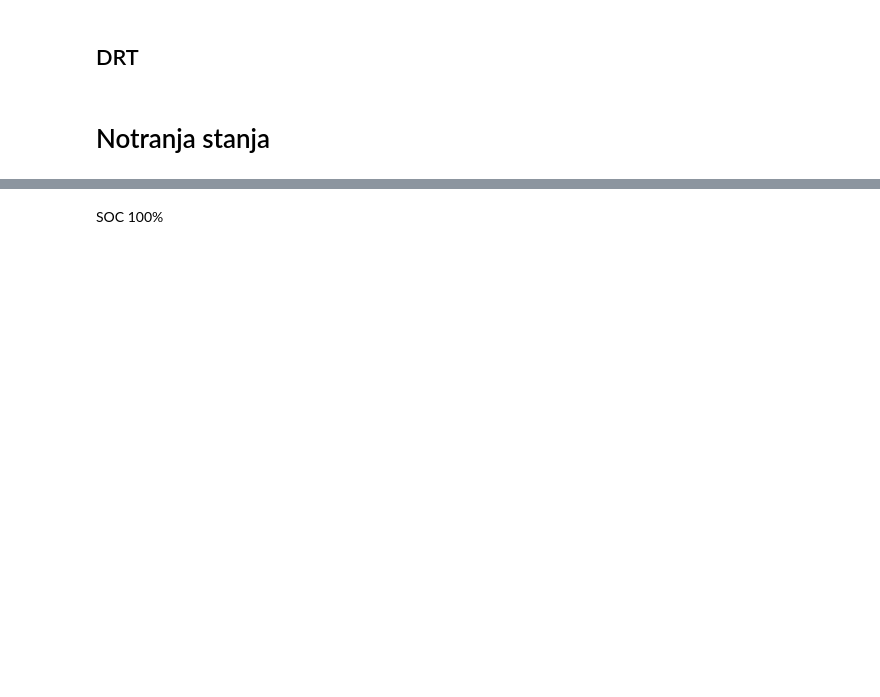
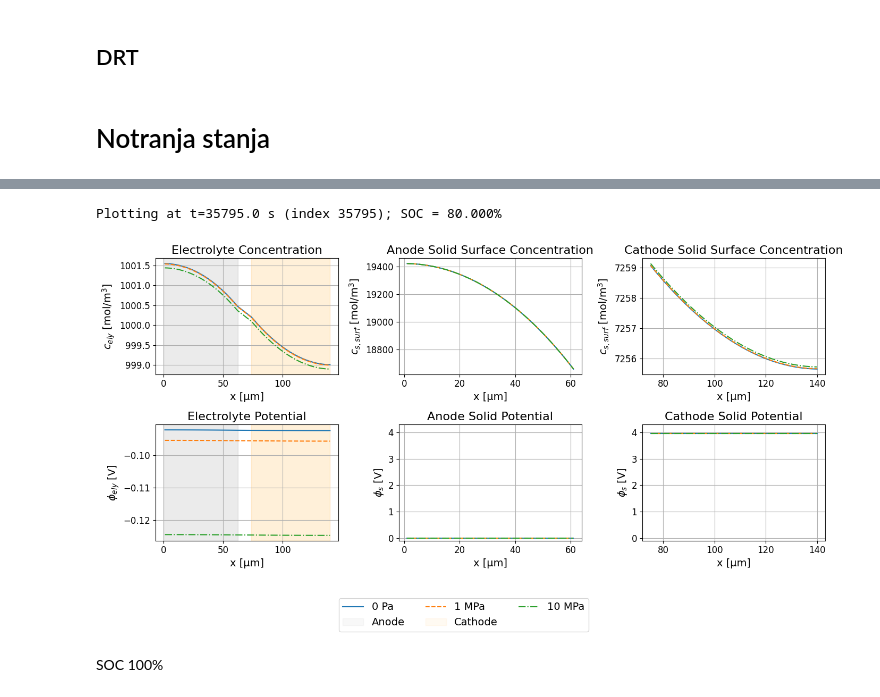
Before and after one commit to mima283/PyBaMM, a Jupyter notebook: jasmina/results_for_paper.ipynb, the cells around one changed output, grey strips where cells are left out. Cells and saved outputs as stored; diff of their text form; code cells hidden in the pictures; blank space fills up the shorter version.

Commit message:
added some plots and results

```diff
--- a/jasmina/results_for_paper.ipynb
+++ b/jasmina/results_for_paper.ipynb
@@ -708,5 +717,5 @@ plt.show()
 # %%
-time_frame = 89488
+SOC_target = 80
 # %%
 # -----------------------
 # Plotting results at last time step
@@ -718,6 +727,22 @@ sol_list = [sol_DFN, sol_DFN_1, sol_DFN_2]
 # Colors and labels for each solution
 colors = ['C0', 'C1', 'C2']
 labels = ['0 Pa', '1 MPa', '10 MPa']
+linestyles = ['-', '--', '-.']
+
+# --- Find time index ---
+Q_array = sol_DFN["Discharge capacity [A.h]"].entries
+t = sol_DFN["Time [s]"].entries
+
+Q_target = Q_array[-1] * (1 - SOC_target/100)
+
+# nearest time point
+time_idx = np.argmin(np.abs(Q_array - Q_target))
+time_frame = time_idx
+
+
+SOC_at_target_time = 100 - Q_target / Q_array[-1] * 100
+print(f"Plotting at t={time_frame:.1f} s (index {time_idx}); SOC = {SOC_at_target_time:.3f}%")
+
 
 # Collect data from all solutions
 all_data = []
@@ -753,12 +778,12 @@ for i, (param, sol) in enumerate(zip(param_list, sol_list)):
     })
 
 # Create 3x2 figure for the six variables
-fig, axs = plt.subplots(2, 3, figsize=(14, 8))
-fig.suptitle(f"Spatial Profiles Comparison - Time Step: {time_frame} (C/50)", fontsize=14)
+fig, axs = plt.subplots(2, 3, figsize=(14, 7))
+# fig.suptitle(f"Spatial Profiles Comparison - Time Step: {time_frame} (C/50)", fontsize=14)
 
 for i, data in enumerate(all_data):
     # Electrolyte concentration
-    axs[0, 0].plot(data['x_coord']*1e6, data['c_ely'], color=colors[i], label=labels[i])
+    axs[0, 0].plot(data['x_coord']*1e6, data['c_ely'], color=colors[i], label=labels[i], linestyle=linestyles[i])
     if i == 0:
         axs[0, 0].axvspan(0, data['x_coord_separator'][0]*1e6, alpha=0.05, color='gray', label = 'Anode')
         axs[0, 0].axvspan(data['x_coord_separator'][-1]*1e6, data['x_coord_cathode'][-1]*1e6, alpha=0.05, color='orange', label = 'Cathode')
@@ -767,23 +792,23 @@ for i, data in enumerate(all_data):
         axs[0, 0].axvspan(data['x_coord_separator'][-1]*1e6, data['x_coord_cathode'][-1]*1e6, alpha=0.05, color='orange')
 
     # Electrolyte potential
-    axs[1, 0].plot(data['x_coord']*1e6, data['phi_ely'], color=colors[i])
+    axs[1, 0].plot(data['x_coord']*1e6, data['phi_ely'], color=colors[i], linestyle=linestyles[i])
     axs[1, 0].axvspan(0, data['x_coord_separator'][0]*1e6, alpha=0.05, color='gray')
     axs[1, 0].axvspan(data['x_coord_separator'][-1]*1e6, data['x_coord_cathode'][-1]*1e6, alpha=0.05, color='orange')
 
 
     # Anode solid surface concentration
-    axs[0, 1].plot(data['x_coord_anode']*1e6, data['c_s_anode'], color=colors[i])
+    axs[0, 1].plot(data['x_coord_anode']*1e6, data['c_s_anode'], color=colors[i], linestyle=linestyles[i])
 
     # Anode solid potential
-    axs[1, 1].plot(data['x_coord_anode']*1e6, data['phi_s_anode'], color=colors[i])
+    axs[1, 1].plot(data['x_coord_anode']*1e6, data['phi_s_anode'], color=colors[i], linestyle=linestyles[i])
     axs[1, 1].set_ylim(-0.1, 4.3)
 
     # Cathode solid surface concentration
-    axs[0, 2].plot(data['x_coord_cathode']*1e6, data['c_s_cathode'], color=colors[i])
+    axs[0, 2].plot(data['x_coord_cathode']*1e6, data['c_s_cathode'], color=colors[i], linestyle=linestyles[i])
 
     # Cathode solid potential
-    axs[1, 2].plot(data['x_coord_cathode']*1e6, data['phi_s_cathode'], color=colors[i])
+    axs[1, 2].plot(data['x_coord_cathode']*1e6, data['phi_s_cathode'], color=colors[i], linestyle=linestyles[i])
     axs[1, 2].set_ylim(-0.1, 4.3)
 
 
@@ -808,31 +833,34 @@ axs[1, 1].set_ylabel(r"$\phi_s$ [V]")
 axs[1, 1].set_xlabel("x [µm]")
 axs[1, 1].grid(True)
 
 axs[0, 2].set_title("Cathode Solid Surface Concentration")
 axs[0, 2].set_ylabel(r"$c_{s,surf}$ [mol/m$^{3}$]")
 axs[0, 2].set_xlabel("x [µm]")
 axs[0, 2].grid(True)
 
 axs[1, 2].set_title(r"Cathode Solid Potential")
 axs[1, 2].set_ylabel(r"$\phi_s$ [V]")
 axs[1, 2].set_xlabel("x [µm]")
 axs[1, 2].grid(True)
 
 # Legend (from first axis)
 # handles, labels_list = axs[0, 0].get_legend_handles_labels()
 # fig.legend(handles, labels_list, loc='upper center', bbox_to_anchor=(0.5, -0.02), ncol=3, fontsize=14)
 
 handles, labels_list = axs[0,0].get_legend_handles_labels()
 special = ["Cathode", "10 MPa"]
 normal_h, normal_l, special_h, special_l = [], [], [], []
 for h, l in zip(handles, labels_list):
     if l in special:
         special_h.append(h); special_l.append(l)
     else:
         normal_h.append(h); normal_l.append(l)
 handles_ordered = normal_h + special_h
 labels_ordered = normal_l + special_l
-fig.legend(handles_ordered, labels_ordered, loc='upper center', bbox_to_anchor=(0.5, -0.02), ncol=3, fontsize=14)
+fig.legend(handles_ordered, labels_ordered, loc='upper center', bbox_to_anchor=(0.5, -0.01), ncol=3, fontsize=14)
 
 plt.tight_layout(rect=[0, 0.03, 1, 0.95])
 plt.show()
+# %% [output]
+Plotting at t=35795.0 s (index 35795); SOC = 80.000%
+[figure, added]
```
Also changed, not shown: parts of 5 cells of this notebook.
